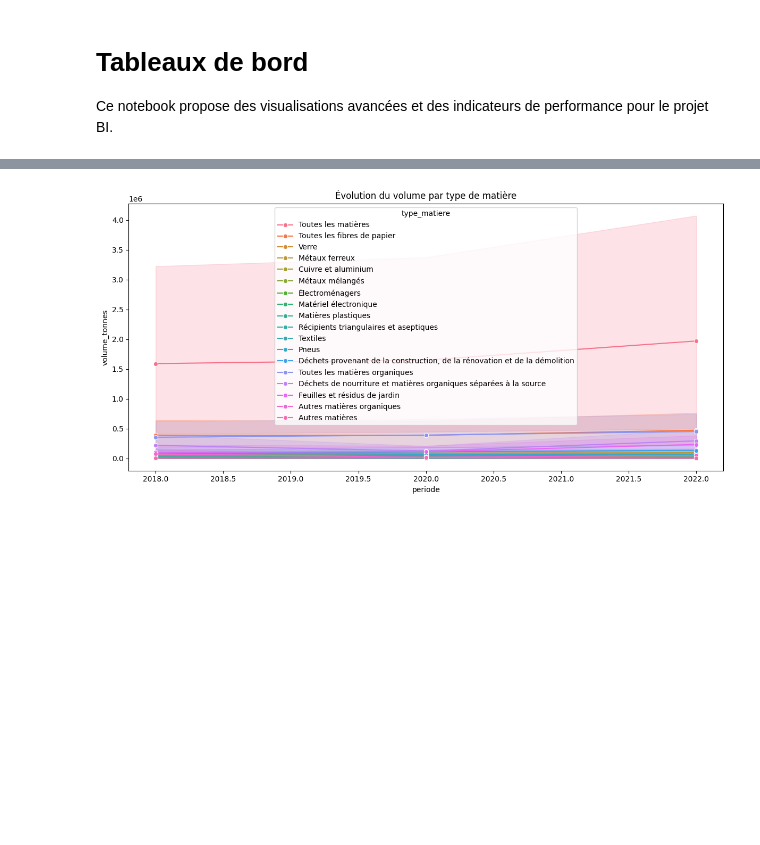
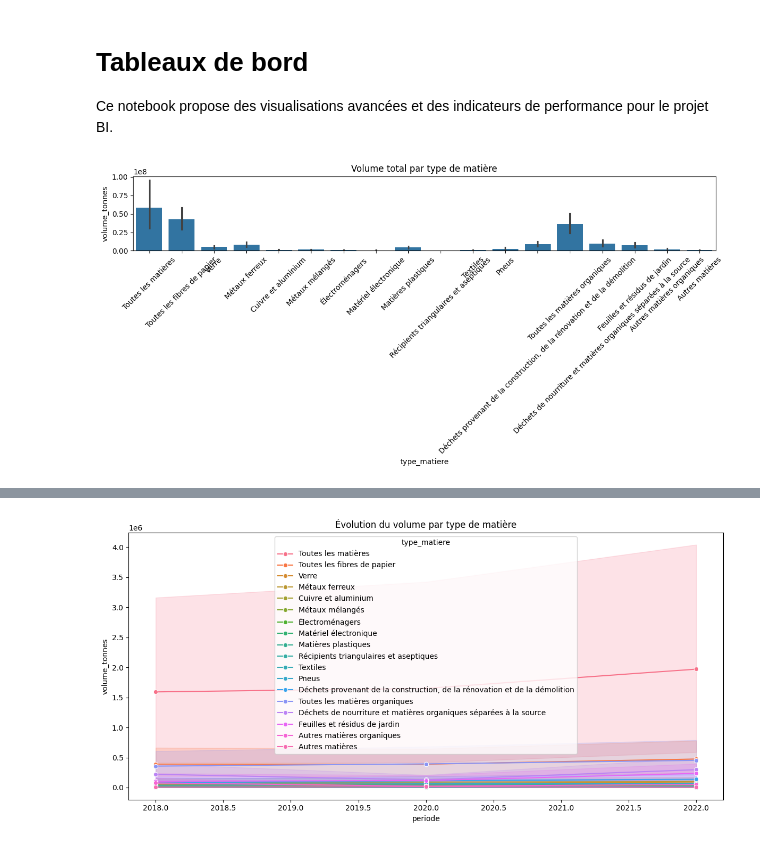
Before and after one commit to MarcTsobgny2321/MTI-ETLS_Projet_Session, a Jupyter notebook: process/05_Tableaux_de_Bord.ipynb, the cells around one changed output, grey strips where cells are left out. Saved outputs shown, nothing was run; the diff lists cells and outputs as text; code cells hidden in the pictures; blank space fills up the shorter version.

```diff
--- a/process/05_Tableaux_de_Bord.ipynb
+++ b/process/05_Tableaux_de_Bord.ipynb
@@ -5,16 +5,18 @@ Ce notebook propose des visualisations avancées et des indicateurs de performan
 # %%
 import pandas as pd
 import matplotlib.pyplot as plt
 import seaborn as sns
 
-faits_matieres = pd.read_csv('../dataset/generated/faits_matieres.csv')
+faits_matieres = pd.read_csv('../generated/faits_matieres.csv')
 
 plt.figure(figsize=(12,6))
 sns.barplot(data=faits_matieres, x='type_matiere', y='volume_tonnes', estimator=sum)
 plt.xticks(rotation=45)
 plt.title('Volume total par type de matière')
 plt.tight_layout()
 plt.show()
+# %% [output]
+[figure, added]
 # %%
 # KPI : Volume total par producteur
 total_volume_producteur = faits_matieres.groupby('producteur')['volume_tonnes'].sum().sort_values(ascending=False)
```
Also changed, not shown: parts of 1 cell of this notebook, 22 other files.
